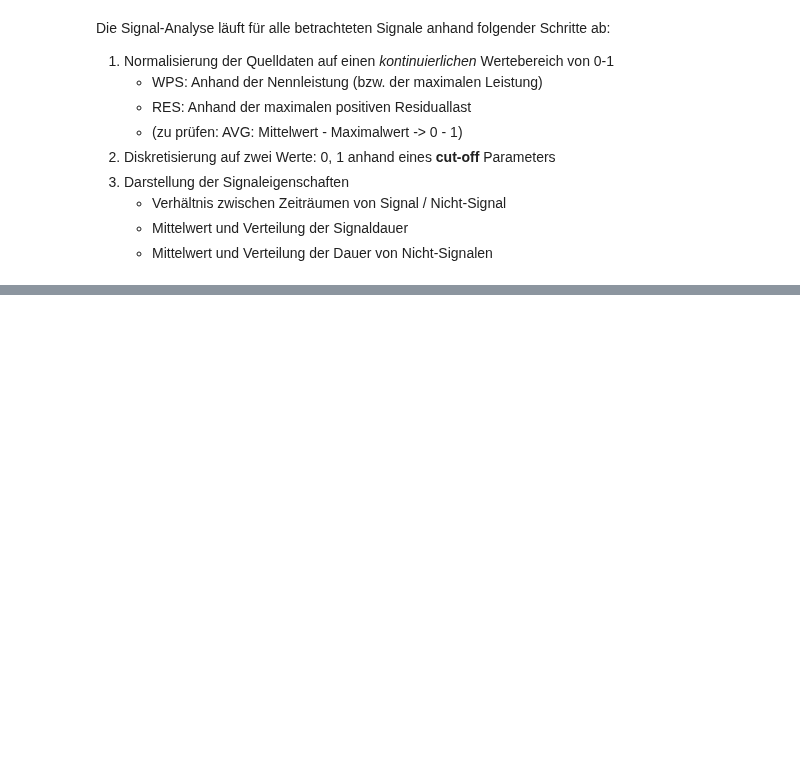
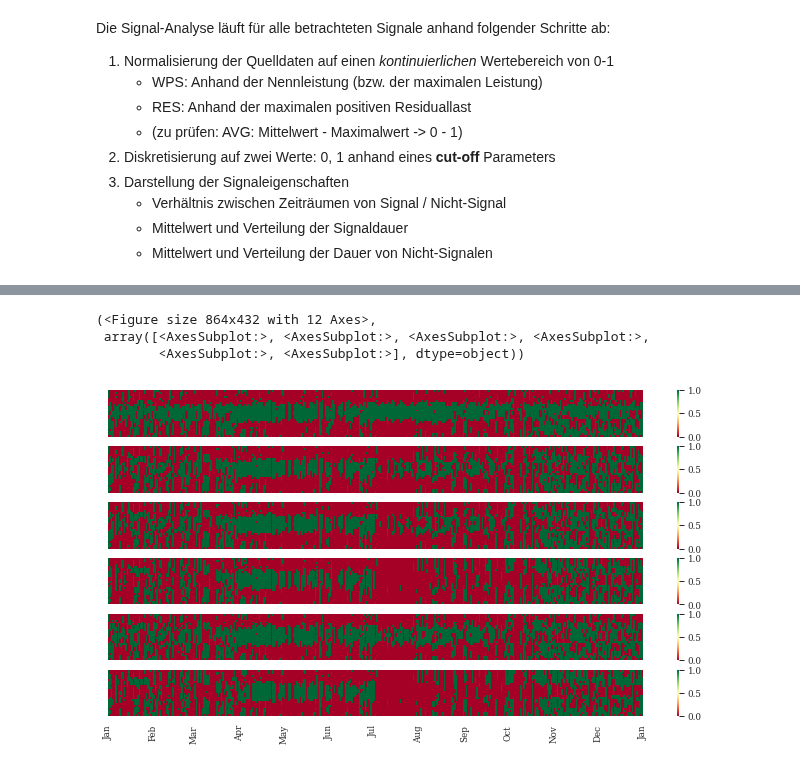
Before and after one commit to simonschaluppe/FLUCCOplus, a Jupyter notebook: notebooks/4.3.4_Signal_Vergleich.ipynb, the cells around one changed output, grey strips where cells are left out. Saved outputs shown, nothing was run; the diff lists cells and outputs as text; code cells hidden in the pictures; blank space fills up the shorter version.

```diff
--- a/notebooks/4.3.4_Signal_Vergleich.ipynb
+++ b/notebooks/4.3.4_Signal_Vergleich.ipynb
@@ -73,0 +75,9 @@ Needs to be implemented: loads the rolling average signals from MAx Nutz MA with
+# %%
+pypsa_dc = traffo.discretize(pypsa, separator=0.5, min=0., max=1.) # das ist ja hier unnötig, da es schon 0,1 ist, oder??
+# %%
+fpp.heatmap_figure(pypsa_dc)
+# %% [output]
+(<Figure size 864x432 with 12 Axes>,
+ array([<AxesSubplot:>, <AxesSubplot:>, <AxesSubplot:>, <AxesSubplot:>,
+        <AxesSubplot:>, <AxesSubplot:>], dtype=object))
+[figure, added]
```
Also changed, not shown: parts of 16 cells of this notebook, 6 other files.
